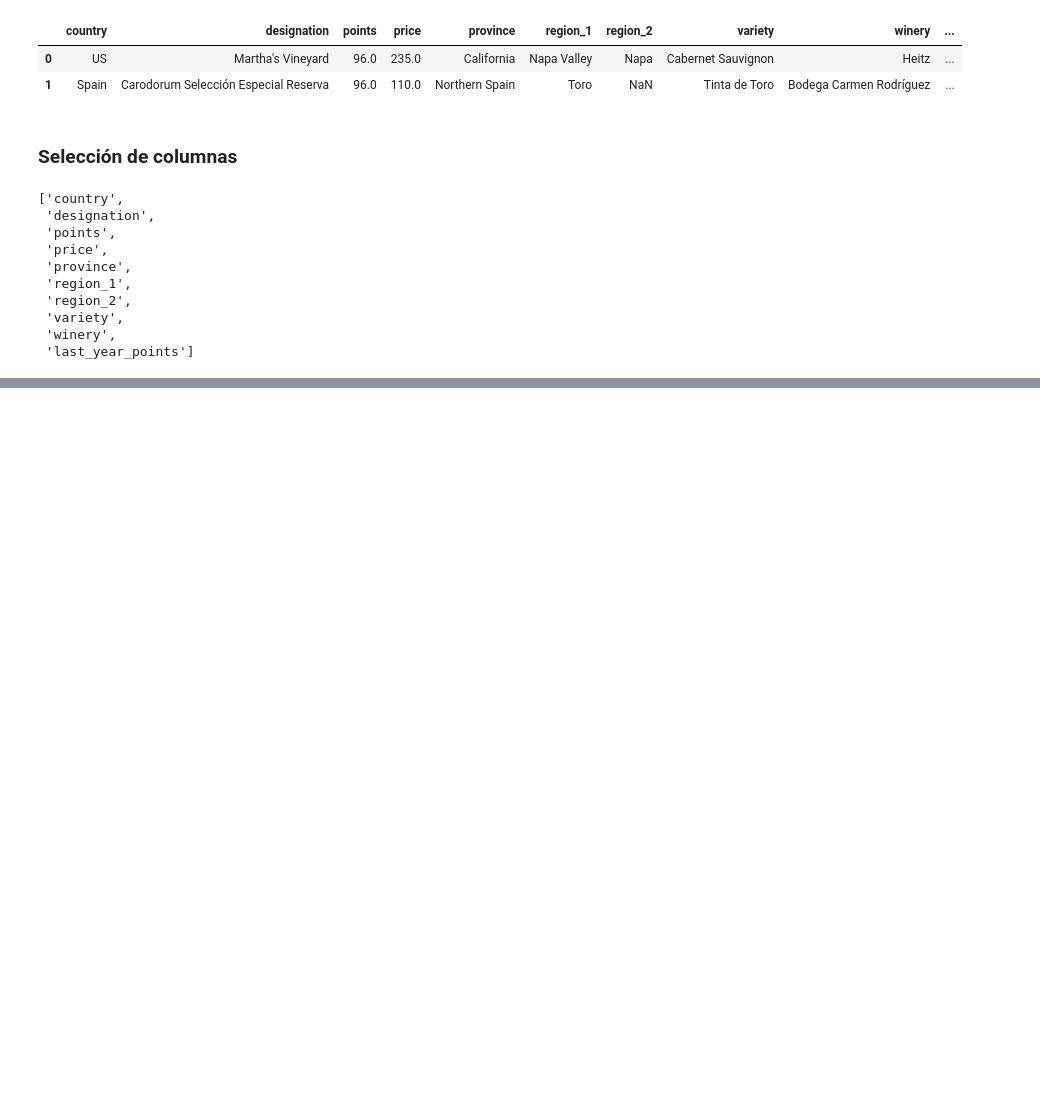
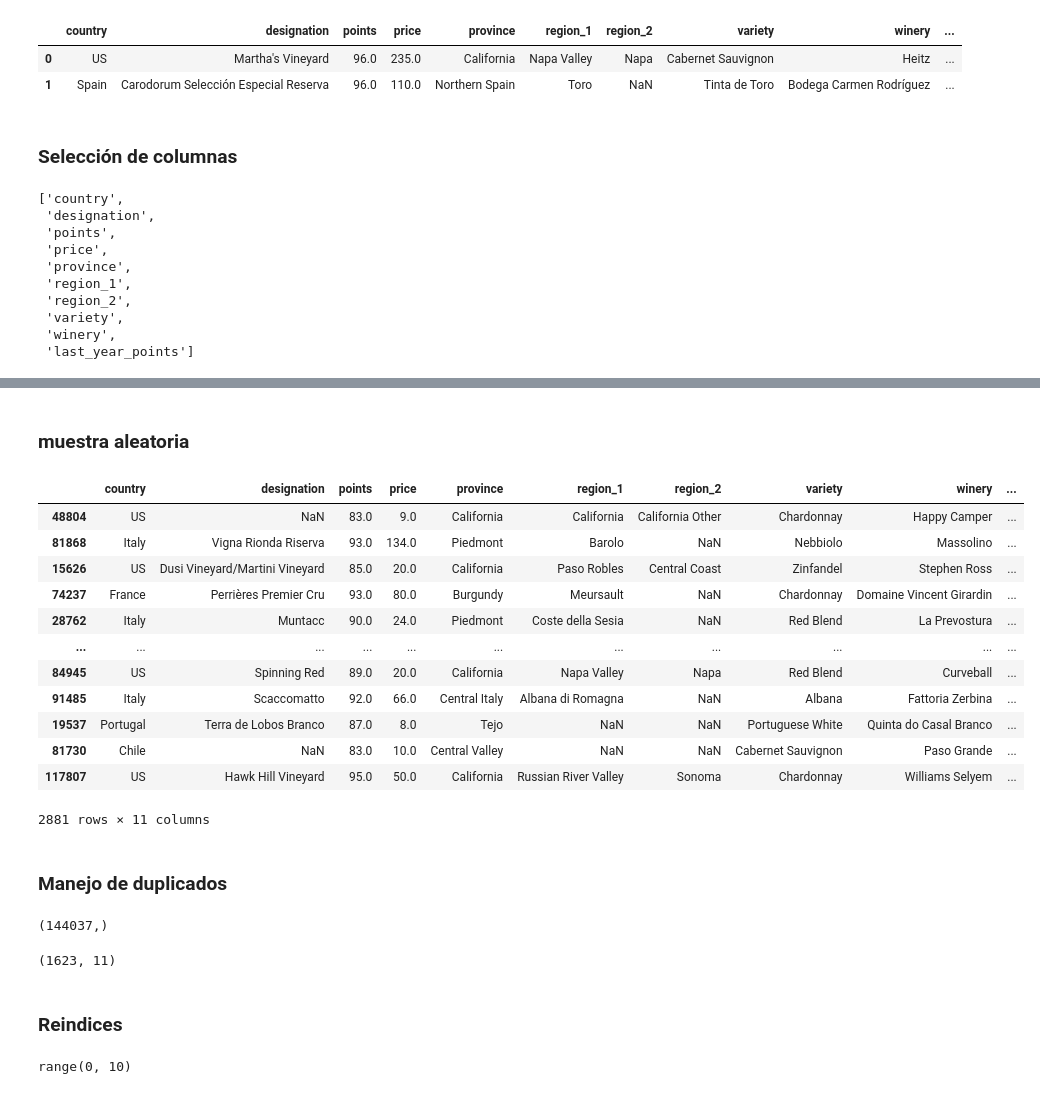
Before and after one commit to Lenis0207/PAD_2025_IIB1, a Jupyter notebook: src/clases_ad/clase_5678_pandas.ipynb, the cells around one changed output, grey strips where cells are left out. Drawn from its saved outputs; the diff is of its cells as text; code cells hidden in the pictures; blank space fills up the shorter version.

```diff
--- a/src/clases_ad/clase_5678_pandas.ipynb
+++ b/src/clases_ad/clase_5678_pandas.ipynb
@@ -95,0 +354,37 @@ columnas
+# %% [markdown]
+### muestra aleatoria
+# %%
+df_csv.sample(frac=0.02, random_state=42)
+# %% [output]
+|  | country | designation | points | price | province | region_1 | region_2 | variety | winery | ... |
+| 48804 | US | NaN | 83.0 | 9.0 | California | California | California Other | Chardonnay | Happy Camper | ... |
+| 81868 | Italy | Vigna Rionda Riserva | 93.0 | 134.0 | Piedmont | Barolo | NaN | Nebbiolo | Massolino | ... |
+| 15626 | US | Dusi Vineyard/Martini Vineyard | 85.0 | 20.0 | California | Paso Robles | Central Coast | Zinfandel | Stephen Ross | ... |
+| 74237 | France | Perrières Premier Cru | 93.0 | 80.0 | Burgundy | Meursault | NaN | Chardonnay | Domaine Vincent Girardin | ... |
+| 28762 | Italy | Muntacc | 90.0 | 24.0 | Piedmont | Coste della Sesia | NaN | Red Blend | La Prevostura | ... |
+| ... | ... | ... | ... | ... | ... | ... | ... | ... | ... | ... |
+| 84945 | US | Spinning Red | 89.0 | 20.0 | California | Napa Valley | Napa | Red Blend | Curveball | ... |
+| 91485 | Italy | Scaccomatto | 92.0 | 66.0 | Central Italy | Albana di Romagna | NaN | Albana | Fattoria Zerbina | ... |
+| 19537 | Portugal | Terra de Lobos Branco | 87.0 | 8.0 | Tejo | NaN | NaN | Portuguese White | Quinta do Casal Branco | ... |
+| 81730 | Chile | NaN | 83.0 | 10.0 | Central Valley | NaN | NaN | Cabernet Sauvignon | Paso Grande | ... |
+| 117807 | US | Hawk Hill Vineyard | 95.0 | 50.0 | California | Russian River Valley | Sonoma | Chardonnay | Williams Selyem | ... |
+2881 rows × 11 columns
+# %% [markdown]
+### Manejo de duplicados
+# %%
+df_duplicados = df_csv.duplicated(subset=["province","region_1"])
+df_duplicados.shape
+# %% [output]
+(144037,)
+# %%
+noduplicados = df_csv[~df_duplicados].copy()
+noduplicados.shape
+# %% [output]
+(1623, 11)
+# %% [markdown]
+### Reindices
+# %%
+rango =range(10)
+print(rango)
+# %% [output]
+range(0, 10)
```
Also changed, not shown: parts of 38 cells of this notebook.
